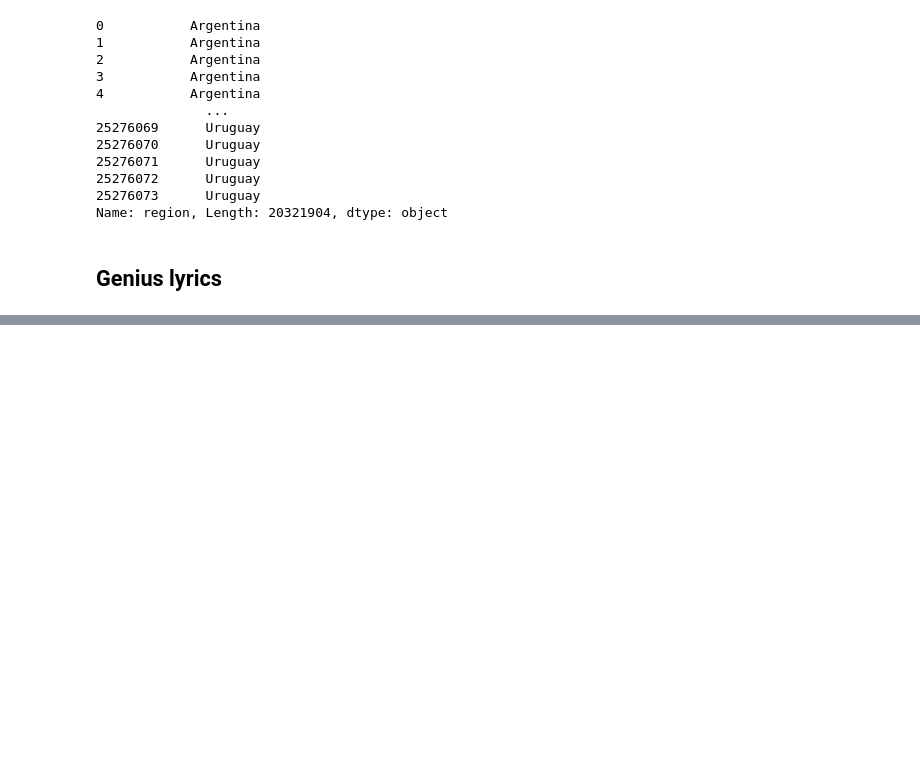
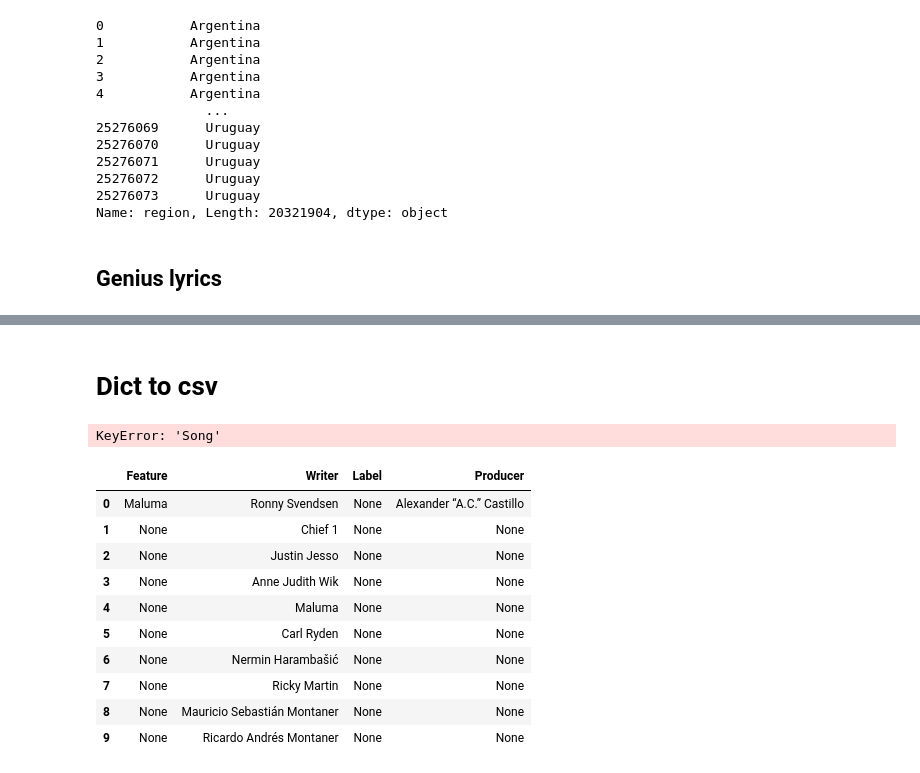
Before and after one commit to Tureczek/Jupyter_notebook_Data_Science, a Jupyter notebook: Spotify/Spotify csv file.ipynb, the cells around one changed output, grey strips where cells are left out. Drawn from its saved outputs; the diff is of its cells as text; code cells hidden in the pictures; blank space fills up the shorter version.

```diff
--- a/Spotify/Spotify csv file.ipynb
+++ b/Spotify/Spotify csv file.ipynb
@@ -183,0 +186,2 @@ TypeError: search_songs() got an unexpected keyword argument 'n_results'
+# %%
+artist_url = str(artist_url.replace(" ", "-"))
@@ -183,0 +196,11 @@ TypeError: search_songs() got an unexpected keyword argument 'n_results'
+# %%
+def scraper(artist, track):
+
+    #r = requests.get('https://genius.com/' + artist + '-' + track + '-lyrics')
+    r = str('https://genius.com/' + artist + '-' + track + '-lyrics')
+
+    return str(r)
+
+def test_scraper():
+    r = 'https://genius.com/Rammstein-sonne-lyrics'
+    return(str(r))
@@ -183,0 +302,5 @@ TypeError: search_songs() got an unexpected keyword argument 'n_results'
+# %%
+# Taking params
+the_list = extract_credits(scraper(artist_url, test_string))
+
+#the_list = extract_credits(test_scraper())
@@ -183,0 +329,2 @@ TypeError: search_songs() got an unexpected keyword argument 'n_results'
+# %% [markdown]
+# Dict to csv
@@ -183,0 +333,2 @@ TypeError: search_songs() got an unexpected keyword argument 'n_results'
+# %%
+the_list = pd.DataFrame.from_dict(the_list, orient='index').T
@@ -183,0 +337,18 @@ TypeError: search_songs() got an unexpected keyword argument 'n_results'
+# %%
+the_list['Song']
+# %% [output]
+KeyError: 'Song'
+# %%
+the_list
+# %% [output]
+|  | Feature | Writer | Label | Producer |
+| 0 | Maluma | Ronny Svendsen | None | Alexander “A.C.” Castillo |
+| 1 | None | Chief 1 | None | None |
+| 2 | None | Justin Jesso | None | None |
+| 3 | None | Anne Judith Wik | None | None |
+| 4 | None | Maluma | None | None |
+| 5 | None | Carl Ryden | None | None |
+| 6 | None | Nermin Harambašić | None | None |
+| 7 | None | Ricky Martin | None | None |
+| 8 | None | Mauricio Sebastián Montaner | None | None |
+| 9 | None | Ricardo Andrés Montaner | None | None |
```
Also changed, not shown: parts of 50 cells of this notebook, 5 other files.
